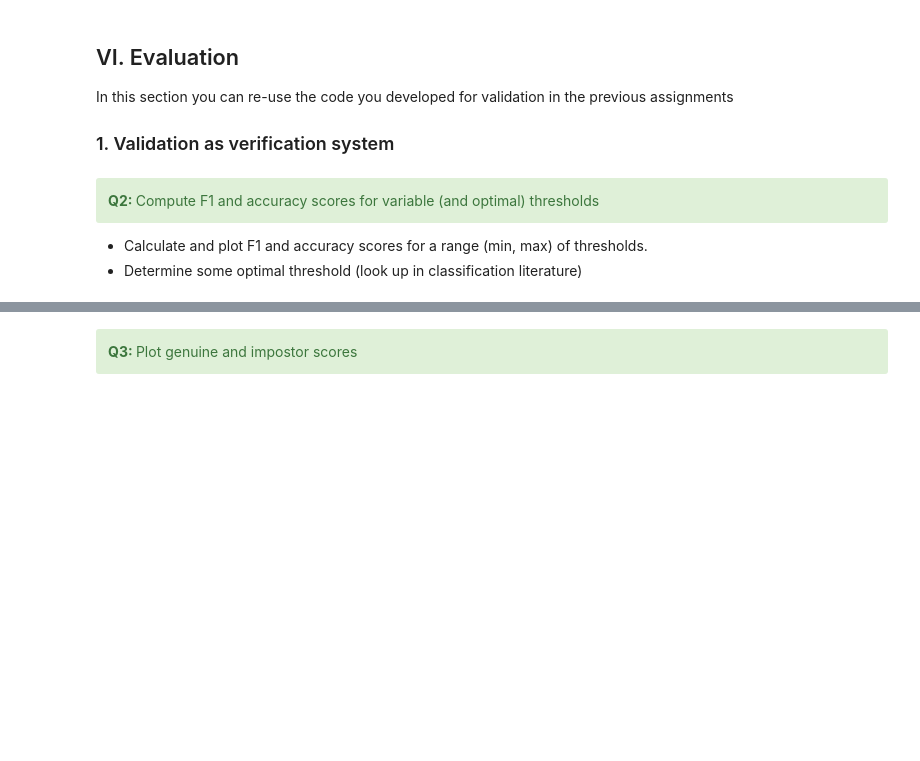
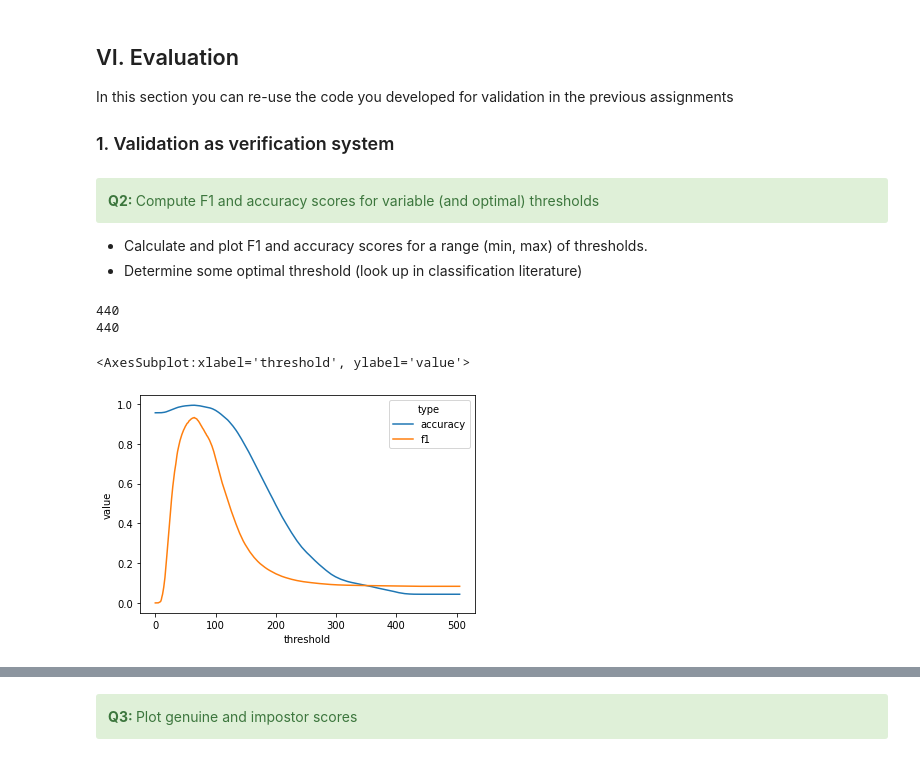
Before and after one commit to Everaert-K/Biometrics-system-concepts, a Jupyter notebook: assignment_3_2021.ipynb, the cells around one changed output, grey strips where cells are left out. Drawn from its saved outputs; the diff is of its cells as text; code cells hidden in the pictures; blank space fills up the shorter version.

```diff
--- a/assignment_3_2021.ipynb
+++ b/assignment_3_2021.ipynb
@@ -715,3 +630,64 @@ In this section you can re-use the code you developed for validation in the prev
 
 * Calculate and plot F1 and accuracy scores for a range (min, max) of thresholds.
 * Determine some optimal threshold (look up in classification literature)
+# %%
+print(len(embedded))
+print(len(faces.target))
+# %% [output]
+440
+440
+# %%
+scores = []
+genuine_id = []
+
+present = np.zeros((len(embedded),len(embedded)))
+
+for i in range(len(embedded)):
+    for j in range(len(embedded)):
+        # dist(i,j) == dist(j,i) so quite useless
+        if i == j:
+            continue
+        if present[j][i] == 1:
+            continue
+        score = dist_metric(embedded[i],embedded[j])
+        gen_id = 0
+        if faces.target[i] == faces.target[j]:
+            gen_id = 1
+        scores.append(score)
+        genuine_id.append(gen_id)
+        present[i][j] = 1
+# %%
+# F1-score
+from sklearn import metrics
+import seaborn as sns
+
+thresholds = []
+accuracies = []
+F1_scores = []
+
+min = 0
+m = 506
+
+for threshold in range(min,m):
+    threshold = threshold
+
+    y_pred = []
+    for score in scores:
+        if score <= threshold: # in this case: high score = lot of distance between images
+            y_pred.append(1)
+        else:
+            y_pred.append(0)
+
+    thresholds.append(threshold)
+    accuracy = metrics.accuracy_score(genuine_id, y_pred, normalize=True)
+    accuracies.append(accuracy)
+    f1 = metrics.f1_score(genuine_id, y_pred, pos_label=1, average='binary')
+    F1_scores.append(f1)
+
+df_accuracy_Threshold = pd.DataFrame({'threshold' : thresholds, 'type':'accuracy', 'value':accuracies})
+df_f1_Threshold = pd.DataFrame({'threshold' : thresholds, 'type':'f1', 'value':F1_scores})
+df_accuracy_F1_Threshold = df_accuracy_Threshold.append(df_f1_Threshold)
+sns.lineplot(x='threshold',y='value',hue='type',data=df_accuracy_F1_Threshold)
+# %% [output]
+<AxesSubplot:xlabel='threshold', ylabel='value'>
+[figure, added]
```
Also changed, not shown: parts of 25 cells of this notebook.
